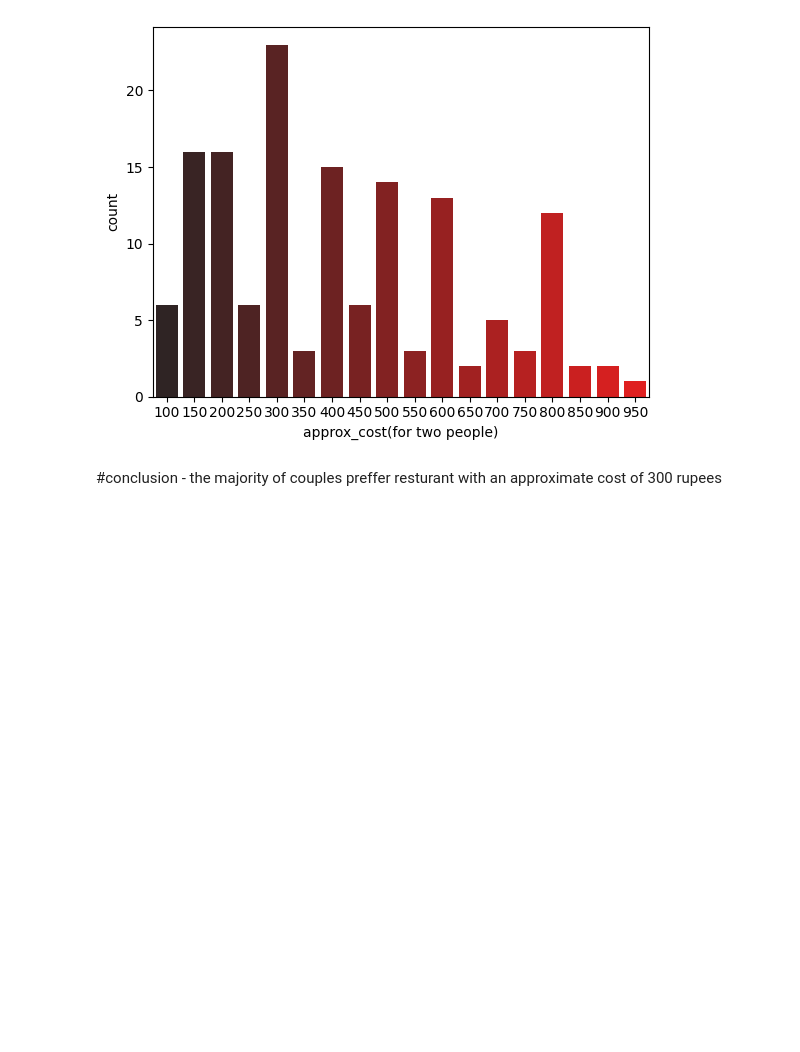
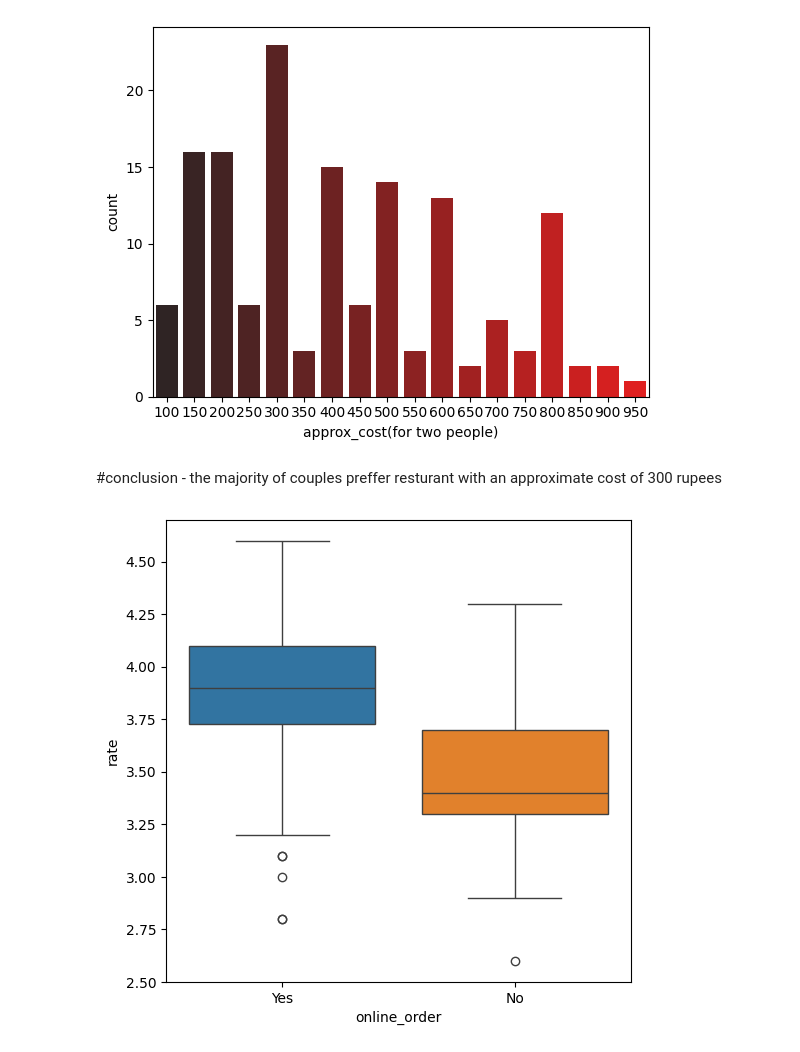
Before and after one commit to Sahilkushwaha7777/zomato-data-analysis, a Jupyter notebook: Zomato_data_analysis_practice.ipynb, the cells around one changed output. Drawn from its saved outputs; the diff is of its cells as text; code cells hidden in the pictures; blank space fills up the shorter version.

```diff
--- a/Zomato_data_analysis_practice.ipynb
+++ b/Zomato_data_analysis_practice.ipynb
@@ -149,3 +149,11 @@ sns.countplot(x = couple_data, hue = dataframe["approx_cost(for two people)"], l
 [figure]
 # %% [markdown]
 #conclusion - the majority of couples preffer resturant with an approximate cost of 300 rupees
+# %%
+#question5) which mode(online or offline) has recieved the maximum rating?
+
+plt.figure(figsize = (6,6))
+sns.boxplot(x= 'online_order', y= 'rate', data = dataframe, hue = 'online_order')
+plt.show()
+# %% [output]
+[figure, added]
```
Also changed, not shown: parts of 3 cells of this notebook.
